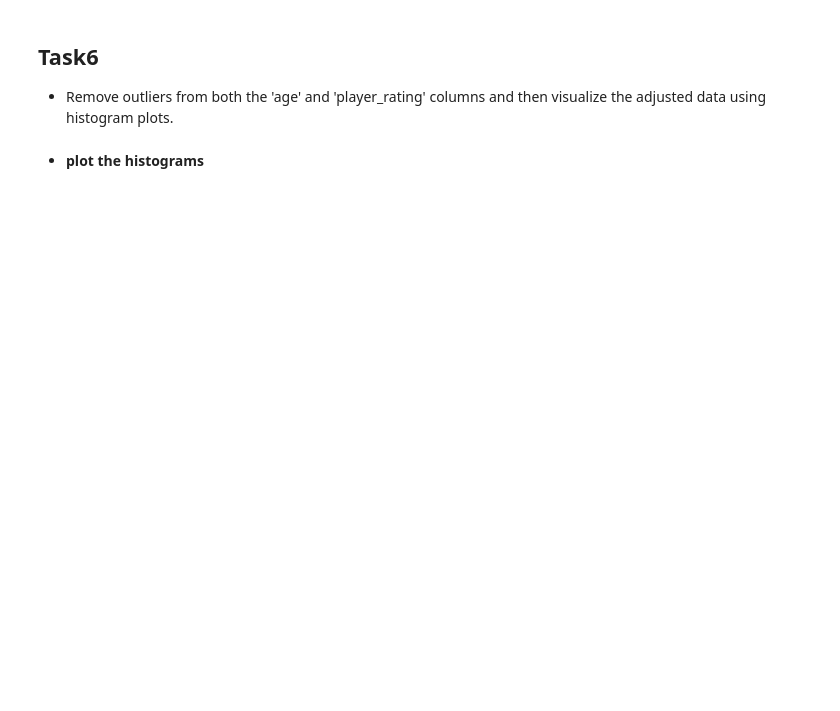
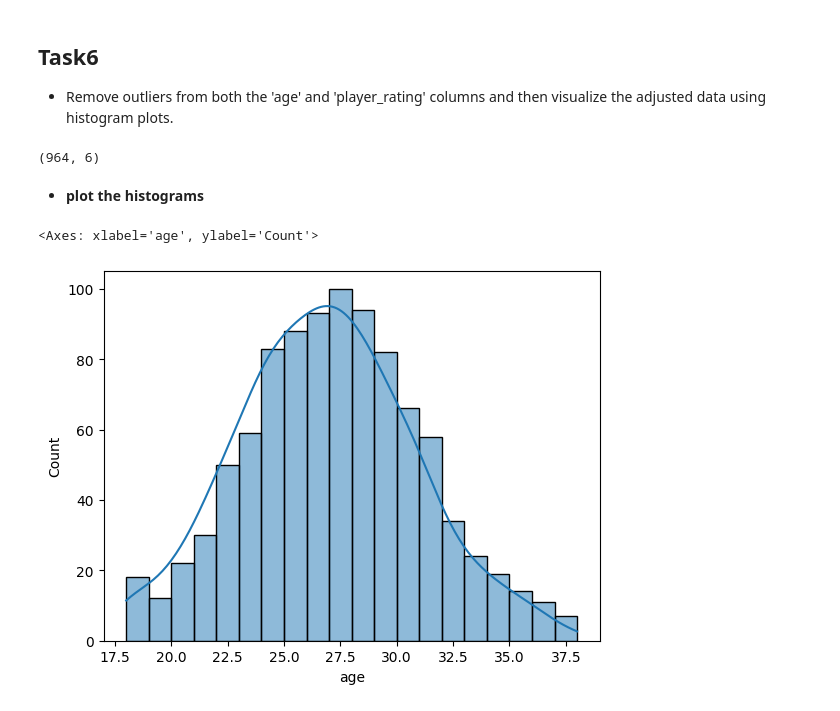
Before and after one commit to HMurawski/dump, a Jupyter notebook: dump_learning/cb/statistics/sports_league_outliers_detection.ipynb, the cells around one changed output. Saved outputs shown, nothing was run; the diff lists cells and outputs as text; code cells hidden in the pictures; blank space fills up the shorter version.

```diff
--- a/dump_learning/cb/statistics/sports_league_outliers_detection.ipynb
+++ b/dump_learning/cb/statistics/sports_league_outliers_detection.ipynb
@@ -63,3 +136,8 @@ Create histogram with Kernel Density Estimation (KDE) plots for both the 'age' a
 - For each column, identify values that fall outside the calculated lower and upper boundaries. These values are considered outliers.
 # %% [markdown]
 - **Display age outliers**
+# %%
+lower_range_age = age_mean - 3* age_std
+high_range_age = age_mean + 3* age_std
+
+df[(df["age"] < lower_range_age) | (df["age"] > high_range_age)]
@@ -66,2 +163,7 @@ Create histogram with Kernel Density Estimation (KDE) plots for both the 'age' a
 # %% [markdown]
 - **Display player_rating outliers**
+# %%
+lower_range_rating = mean_rating - 3* std_rating
+high_range_rating = mean_rating + 3* std_rating
+
+df[(df["player_rating"] < lower_range_rating) | (df["player_rating"] > high_range_rating)]
@@ -69,5 +189,17 @@ Create histogram with Kernel Density Estimation (KDE) plots for both the 'age' a
 ## Task6
 
 -  Remove outliers from both the 'age' and 'player_rating' columns and then visualize the adjusted data using histogram plots.
+# %%
+df = df[(df["player_rating"] > lower_range_rating) & (df["player_rating"] < high_range_rating)]
+
+df = df[(df["age"] > lower_range_age) & (df["age"] < high_range_age)]
+df.shape
+# %% [output]
+(964, 6)
 # %% [markdown]
 - **plot the histograms**
+# %%
+sns.histplot(df.age, kde=True)
+# %% [output]
+<Axes: xlabel='age', ylabel='Count'>
+[figure, added]
```
Also changed, not shown: parts of 9 cells of this notebook.
